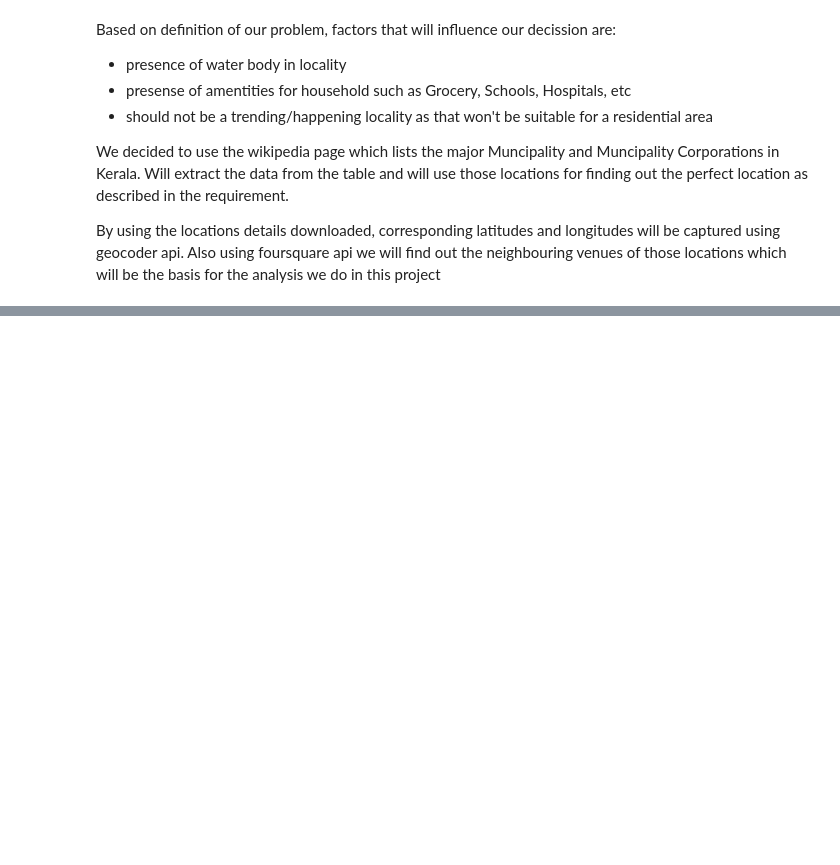
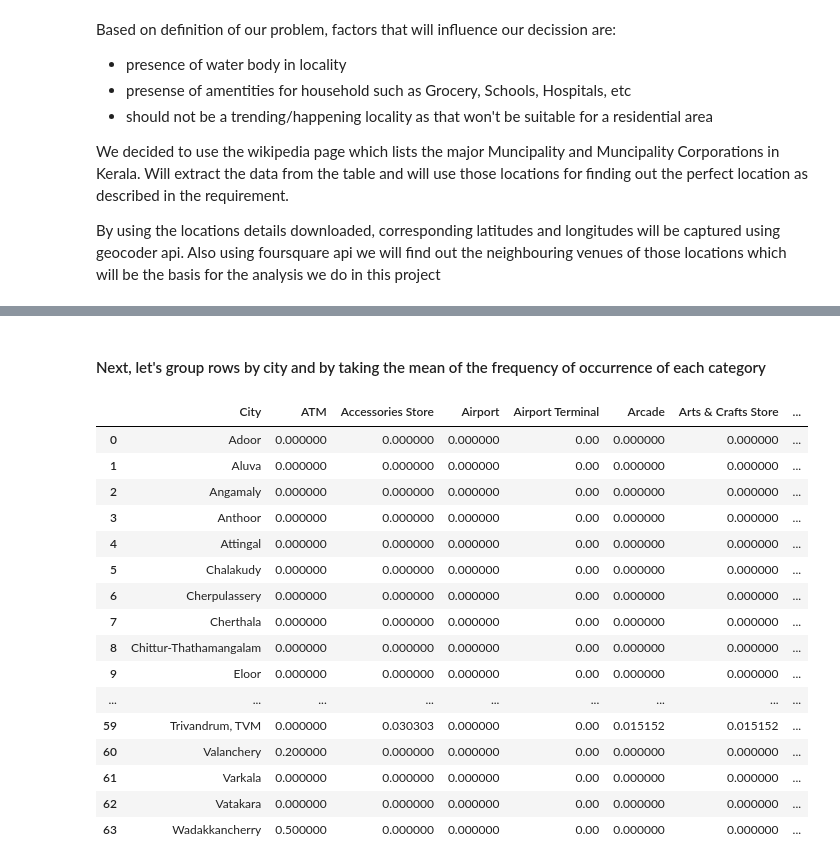
Before and after one commit to sreeduttsasikumar/Coursera_Capstone, a Jupyter notebook: Capstone_Project_Battle_of_Neighbourhoods.ipynb, the cells around one changed output, grey strips where cells are left out. Cells and saved outputs as stored; diff of their text form; code cells hidden in the pictures; blank space fills up the shorter version.

```diff
--- a/Capstone_Project_Battle_of_Neighbourhoods.ipynb
+++ b/Capstone_Project_Battle_of_Neighbourhoods.ipynb
@@ -28,0 +120,18 @@ By using the locations details downloaded, corresponding latitudes and longitude
+# %%
+map_kerala = folium.Map(location=[latitude, longitude], zoom_start=10)
+
+# add markers to map
+for lat, lng, muncipality, city in zip(kerala_city_df['City Latitude'], kerala_city_df['City Longitude'], kerala_city_df['Muncipality'], kerala_city_df['City']):
+    label = '{}, {}'.format(city, muncipality)
+    label = folium.Popup(label, parse_html=True)
+    folium.CircleMarker(
+        [lat, lng],
+        radius=5,
+        popup=label,
+        color='blue',
+        fill=True,
+        fill_color='#3186cc',
+        fill_opacity=0.7,
+        parse_html=False).add_to(map_kerala)
+
+map_kerala
@@ -28,0 +142,5 @@ By using the locations details downloaded, corresponding latitudes and longitude
+# %%
+CLIENT_ID = 'UDO03A1SPAJOCS4SJODJ31ORPYBC2NA2M2ND4QLRL51LNO3H' # your Foursquare ID
+CLIENT_SECRET = '3LBAEVCJ21YGCIMYN1LCZBXWCHA4CE1QI511MI4HJP4ASSXN' # your Foursquare Secret
+VERSION = '20180605' # Foursquare API version
+LIMIT = 100 # A default Foursquare API limit value
@@ -28,0 +193,7 @@ By using the locations details downloaded, corresponding latitudes and longitude
+# %%
+kerala_venues = getNearbyVenues(names=kerala_city_df['City'],
+                                   muncipalities=kerala_city_df['Muncipality'],
+                                   latitudes=kerala_city_df['City Latitude'],
+                                   longitudes=kerala_city_df['City Longitude']
+                                  )
+kerala_venues.head()
@@ -28,0 +244,12 @@ By using the locations details downloaded, corresponding latitudes and longitude
+# %%
+# one hot encoding
+kerala_onehot = pd.get_dummies(kerala_venues[['Venue Category']], prefix="", prefix_sep="")
+
+# add neighborhood column back to dataframe
+kerala_onehot['City'] = kerala_venues['City']
+
+# move neighborhood column to the first column
+fixed_columns = [kerala_onehot.columns[-1]] + list(kerala_onehot.columns[:-1])
+kerala_onehot = kerala_onehot[fixed_columns]
+
+kerala_onehot.head()
@@ -28,0 +263,23 @@ By using the locations details downloaded, corresponding latitudes and longitude
+# %% [markdown]
+#### Next, let's group rows by city and by taking the mean of the frequency of occurrence of each category
+# %%
+kerala_grouped = kerala_onehot.groupby('City').mean().reset_index()
+kerala_grouped
+# %% [output]
+|  | City | ATM | Accessories Store | Airport | Airport Terminal | Arcade | Arts & Crafts Store | ... |
+| 0 | Adoor | 0.000000 | 0.000000 | 0.000000 | 0.00 | 0.000000 | 0.000000 | ... |
+| 1 | Aluva | 0.000000 | 0.000000 | 0.000000 | 0.00 | 0.000000 | 0.000000 | ... |
+| 2 | Angamaly | 0.000000 | 0.000000 | 0.000000 | 0.00 | 0.000000 | 0.000000 | ... |
+| 3 | Anthoor | 0.000000 | 0.000000 | 0.000000 | 0.00 | 0.000000 | 0.000000 | ... |
+| 4 | Attingal | 0.000000 | 0.000000 | 0.000000 | 0.00 | 0.000000 | 0.000000 | ... |
+| 5 | Chalakudy | 0.000000 | 0.000000 | 0.000000 | 0.00 | 0.000000 | 0.000000 | ... |
+| 6 | Cherpulassery | 0.000000 | 0.000000 | 0.000000 | 0.00 | 0.000000 | 0.000000 | ... |
+| 7 | Cherthala | 0.000000 | 0.000000 | 0.000000 | 0.00 | 0.000000 | 0.000000 | ... |
+| 8 | Chittur-Thathamangalam | 0.000000 | 0.000000 | 0.000000 | 0.00 | 0.000000 | 0.000000 | ... |
+| 9 | Eloor | 0.000000 | 0.000000 | 0.000000 | 0.00 | 0.000000 | 0.000000 | ... |
+| ... | ... | ... | ... | ... | ... | ... | ... | ... |
+| 59 | Trivandrum, TVM | 0.000000 | 0.030303 | 0.000000 | 0.00 | 0.015152 | 0.015152 | ... |
+| 60 | Valanchery | 0.200000 | 0.000000 | 0.000000 | 0.00 | 0.000000 | 0.000000 | ... |
+| 61 | Varkala | 0.000000 | 0.000000 | 0.000000 | 0.00 | 0.000000 | 0.000000 | ... |
+| 62 | Vatakara | 0.000000 | 0.000000 | 0.000000 | 0.00 | 0.000000 | 0.000000 | ... |
+| 63 | Wadakkancherry | 0.500000 | 0.000000 | 0.000000 | 0.00 | 0.000000 | 0.000000 | ... |
```
Also changed, not shown: parts of 26 cells of this notebook.
